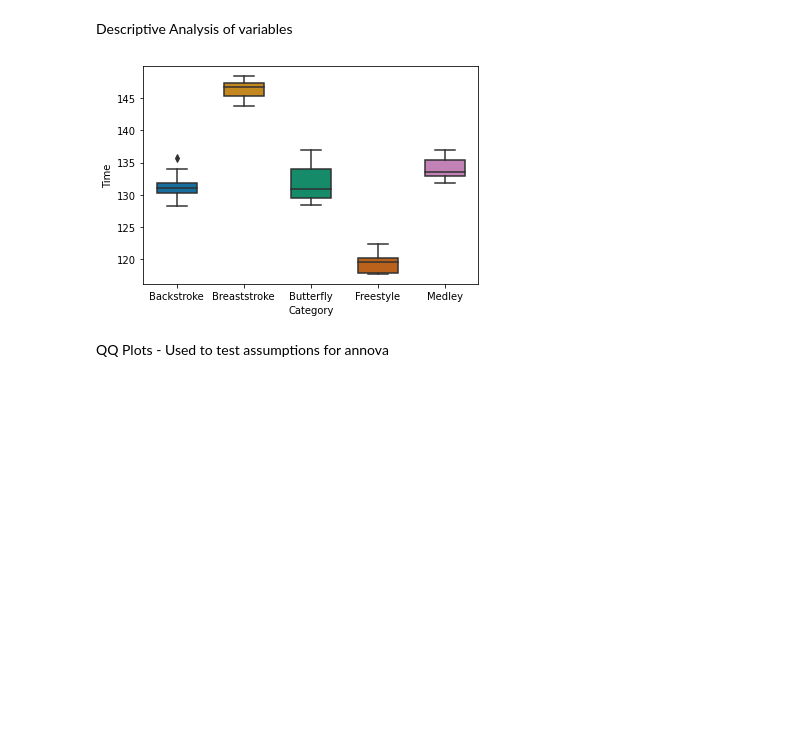
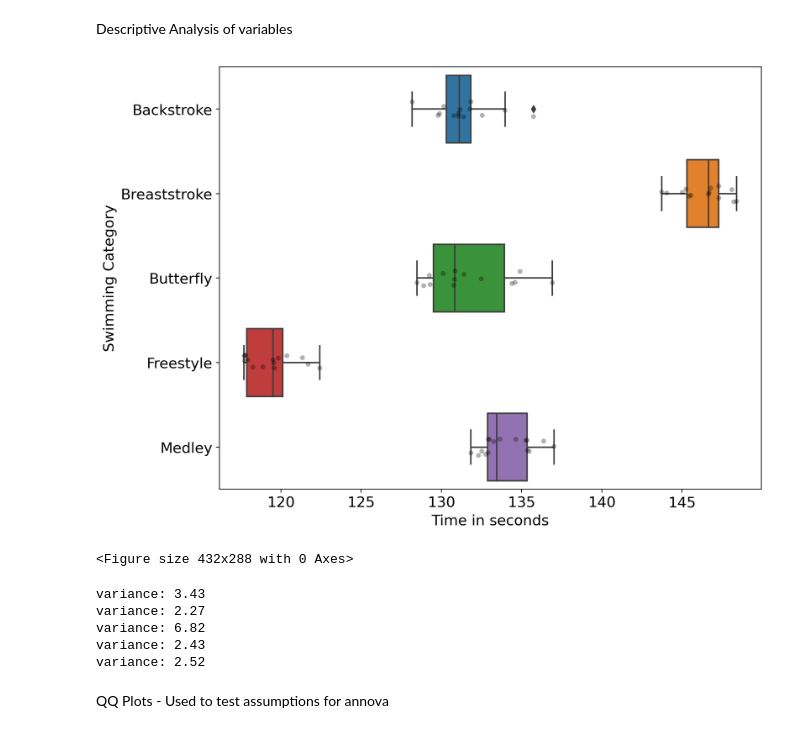
Before and after one commit to r-a-j/Comparison-of-multiple-distributions, a Jupyter notebook: Problem_2_Code_Raj_231811.ipynb, the cells around one changed output. Saved outputs shown, nothing was run; the diff lists cells and outputs as text; code cells hidden in the pictures; blank space fills up the shorter version.

```diff
--- a/Problem_2_Code_Raj_231811.ipynb
+++ b/Problem_2_Code_Raj_231811.ipynb
@@ -134,10 +149,30 @@ if not os.path.isdir('Plots'):
-# %%
-# generating box-plot for swimming categories based on time
-
-box_plot = sns.boxplot(y='Time', x='Category', data=data_unique, width=0.6, palette="colorblind")
-box_plot.figure.savefig("Plots/box_plot.pdf", dpi=180)
-# %% [output]
-[figure, removed]
+# %%
+# Generate box-plot for swimming categories based on time
+plt.figure(figsize=(10, 8), dpi=200)
+sns.boxplot(y="Category", x="Time", data=data_unique)
+sns.stripplot(y="Category", x="Time", color='black',alpha=0.3,data=data_unique)
+plt.rc('xtick', labelsize=15)
+plt.rc('ytick', labelsize=15)
+plt.xlabel('Time in seconds', fontsize=15)
+plt.ylabel('Swimming Category', fontsize=15)
+plt.show()
+plt.savefig('Plots/Boxplot_Swimming_Categories.pdf')
+# %% [output]
+[figure, added]
+<Figure size 432x288 with 0 Axes>
+# %%
+# Check individual swimming category variance
+print("variance: %.2f" % df_backstroke['Time'].var())
+print("variance: %.2f" % df_breaststroke['Time'].var())
+print("variance: %.2f" % df_butterfly['Time'].var())
+print("variance: %.2f" % df_freestyle['Time'].var())
+print("variance: %.2f" % df_medley['Time'].var())
+# %% [output]
+variance: 3.43
+variance: 2.27
+variance: 6.82
+variance: 2.43
+variance: 2.52
 # %% [markdown]
 QQ Plots - Used to test assumptions for annova
 # %% [markdown]
```
Also changed, not shown: parts of 22 cells of this notebook, 19 other files.
